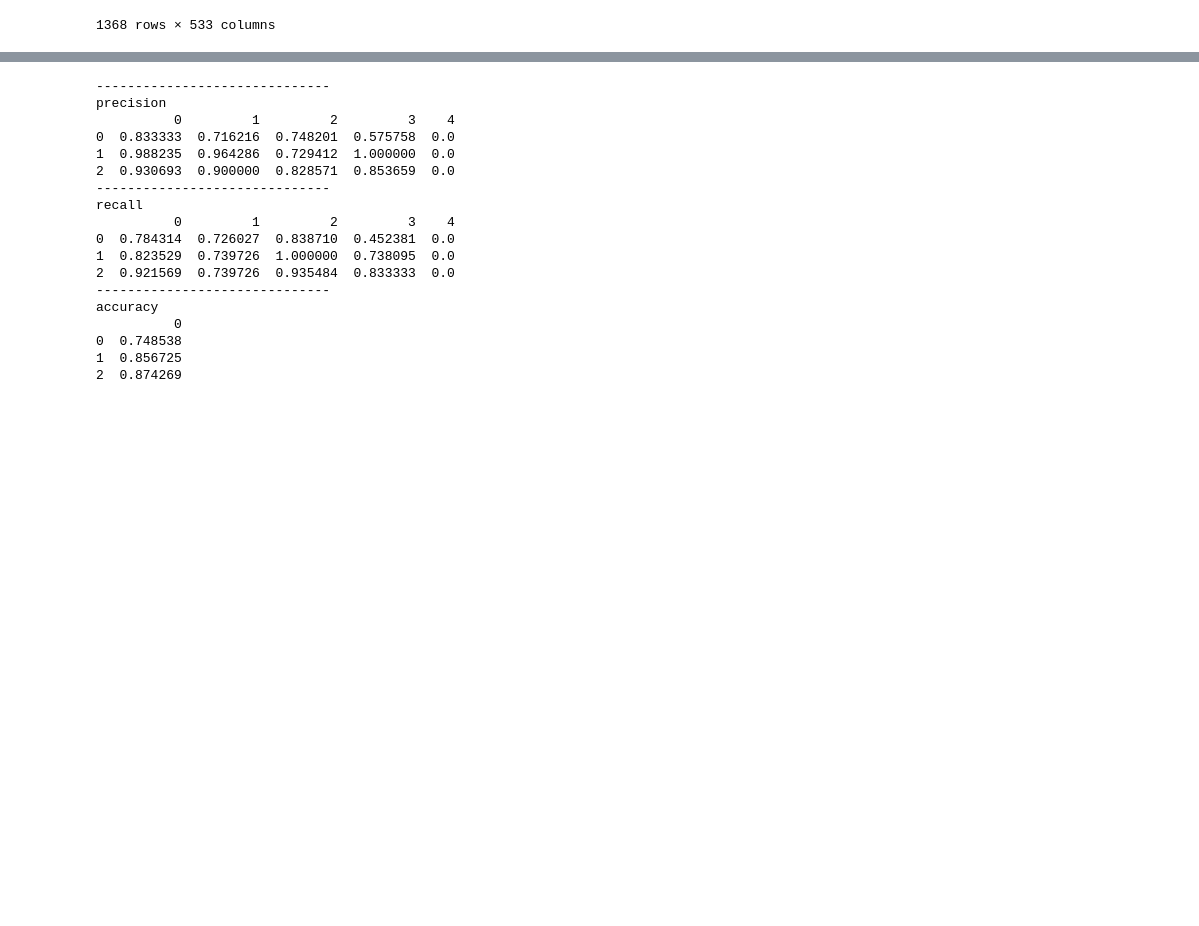
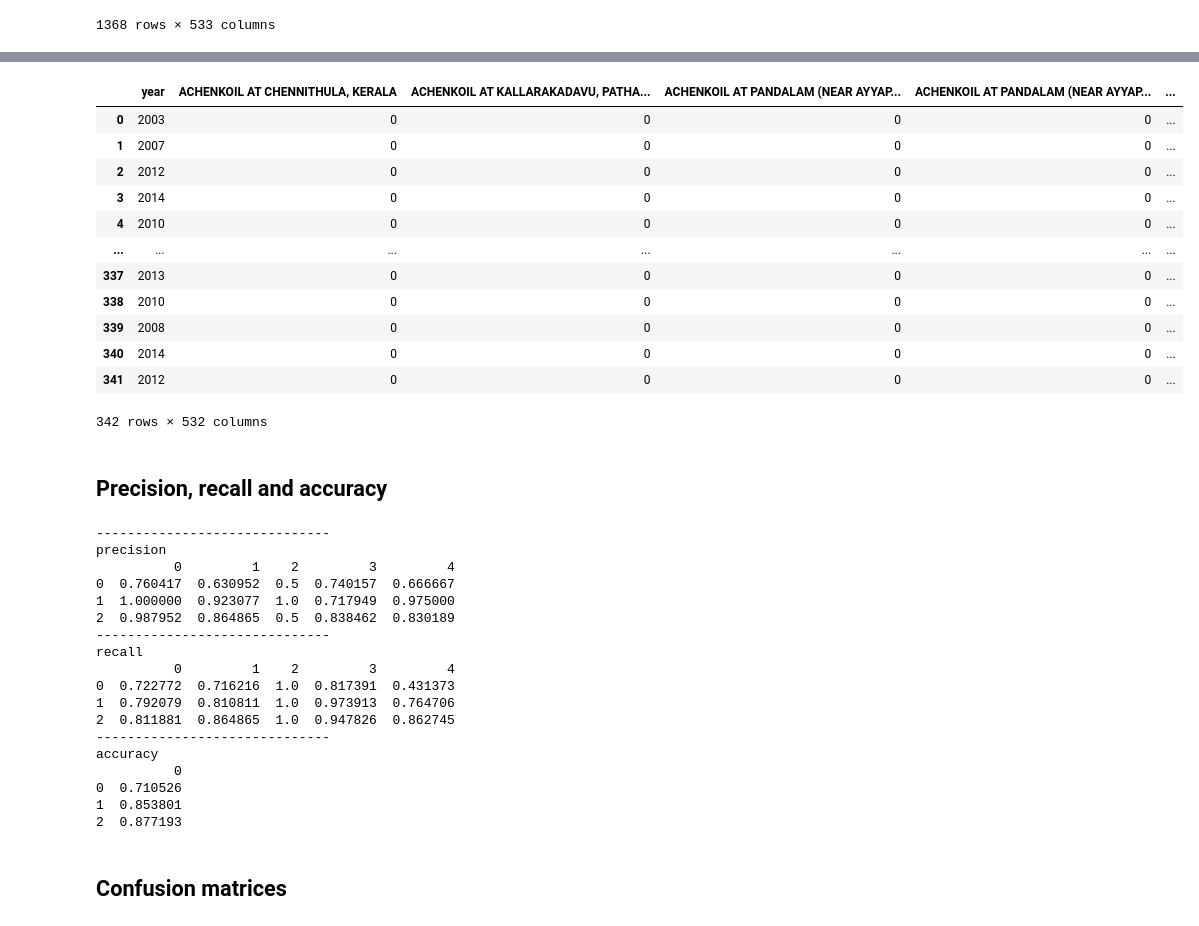
Before and after one commit to Murdock135/Water-Quality-Prediction, a Jupyter notebook: notebooks/performance.ipynb, the cells around one changed output, grey strips where cells are left out. Cells and saved outputs as stored; diff of their text form; code cells hidden in the pictures; blank space fills up the shorter version.

Commit message:
2nd time calculated precision and recall for all classes

```diff
--- a/notebooks/performance.ipynb
+++ b/notebooks/performance.ipynb
@@ -29,12 +38,30 @@ df
+# %%
+x_test = pd.read_csv('C:/Users/kople/Documents/Personal Git repos/Water-Quality-Prediction/data/performance/x_test.csv').drop(columns='Unnamed: 0')
+y_test = pd.read_csv('C:/Users/kople/Documents/Personal Git repos/Water-Quality-Prediction/data/performance/y_test.csv').drop(columns='Unnamed: 0')
+
+# making predictions
+knn_predictions = knn.predict(x_test)
+tree_predictions = tree.predict(x_test)
+nn_predictions = nn.predict(x_test)
+# %%
+x_test
+# %% [output]
+|  | year | ACHENKOIL AT CHENNITHULA, KERALA | ACHENKOIL AT KALLARAKADAVU, PATHA... | ACHENKOIL AT PANDALAM (NEAR AYYAP... | ACHENKOIL AT PANDALAM (NEAR AYYAP... | ... |
+| 0 | 2003 | 0 | 0 | 0 | 0 | ... |
+| 1 | 2007 | 0 | 0 | 0 | 0 | ... |
+| 2 | 2012 | 0 | 0 | 0 | 0 | ... |
+| 3 | 2014 | 0 | 0 | 0 | 0 | ... |
+| 4 | 2010 | 0 | 0 | 0 | 0 | ... |
+| ... | ... | ... | ... | ... | ... | ... |
+| 337 | 2013 | 0 | 0 | 0 | 0 | ... |
+| 338 | 2010 | 0 | 0 | 0 | 0 | ... |
+| 339 | 2008 | 0 | 0 | 0 | 0 | ... |
+| 340 | 2014 | 0 | 0 | 0 | 0 | ... |
+| 341 | 2012 | 0 | 0 | 0 | 0 | ... |
+342 rows × 532 columns
+# %% [markdown]
+## Precision, recall and accuracy
 # %%
-x = df.drop(columns='wqc')
-y = df.wqc
-x_train,x_test,y_train, y_test = train_test_split(x,y,test_size=0.25)
-
-# making predictions
-knn_predictions = knn.predict(x_test)
-tree_predictions = tree.predict(x_test)
-nn_predictions = nn.predict(x_test)
 
 # displaying performance
 precision = []
@@ -67,22 +94,22 @@ print(accuracy)
 # %% [output]
 ------------------------------
 precision
-          0         1         2         3    4
-0  0.833333  0.716216  0.748201  0.575758  0.0
-1  0.988235  0.964286  0.729412  1.000000  0.0
-2  0.930693  0.900000  0.828571  0.853659  0.0
+          0         1    2         3         4
+0  0.760417  0.630952  0.5  0.740157  0.666667
+1  1.000000  0.923077  1.0  0.717949  0.975000
+2  0.987952  0.864865  0.5  0.838462  0.830189
 ------------------------------
 recall
-          0         1         2         3    4
-0  0.784314  0.726027  0.838710  0.452381  0.0
-1  0.823529  0.739726  1.000000  0.738095  0.0
-2  0.921569  0.739726  0.935484  0.833333  0.0
+          0         1    2         3         4
+0  0.722772  0.716216  1.0  0.817391  0.431373
+1  0.792079  0.810811  1.0  0.973913  0.764706
+2  0.811881  0.864865  1.0  0.947826  0.862745
 ------------------------------
 accuracy
           0
-0  0.748538
-1  0.856725
-2  0.874269
+0  0.710526
+1  0.853801
+2  0.877193
 # %%
 precision.to_csv('C:/Users/kople/Documents/Personal Git repos/Water-Quality-Prediction/data/performance/precision.csv')
 recall.to_csv('C:/Users/kople/Documents/Personal Git repos/Water-Quality-Prediction/data/performance/recall.csv')
@@ -93,0 +117,2 @@ nn_cm = confusion_matrix(y_test,nn_predictions)
+# %% [markdown]
+## Confusion matrices
```
Also changed, not shown: parts of 3 cells of this notebook, 18 other files.
